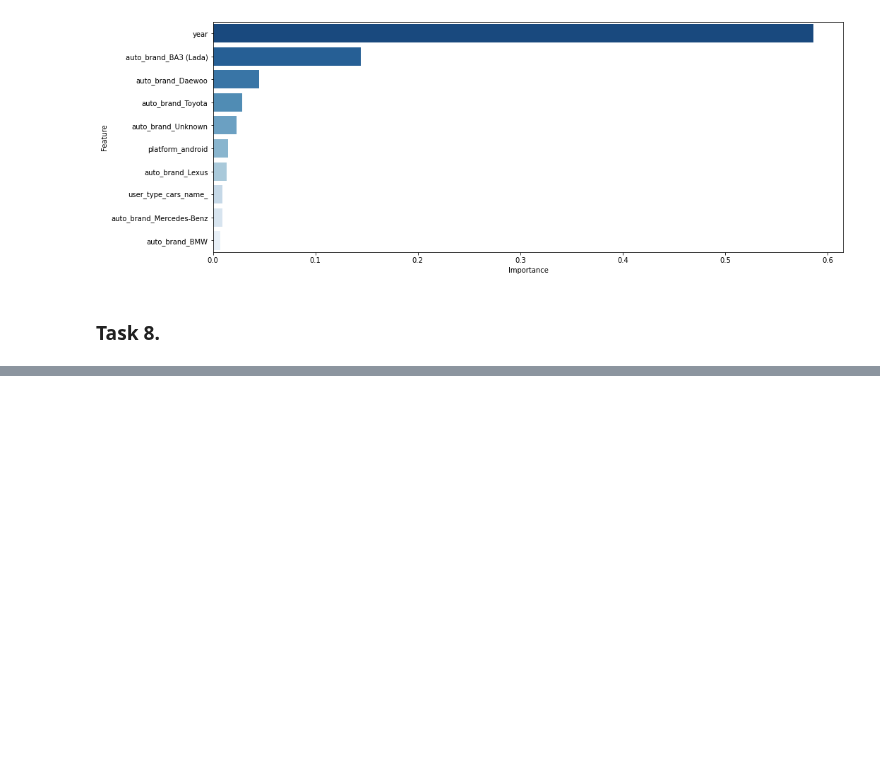
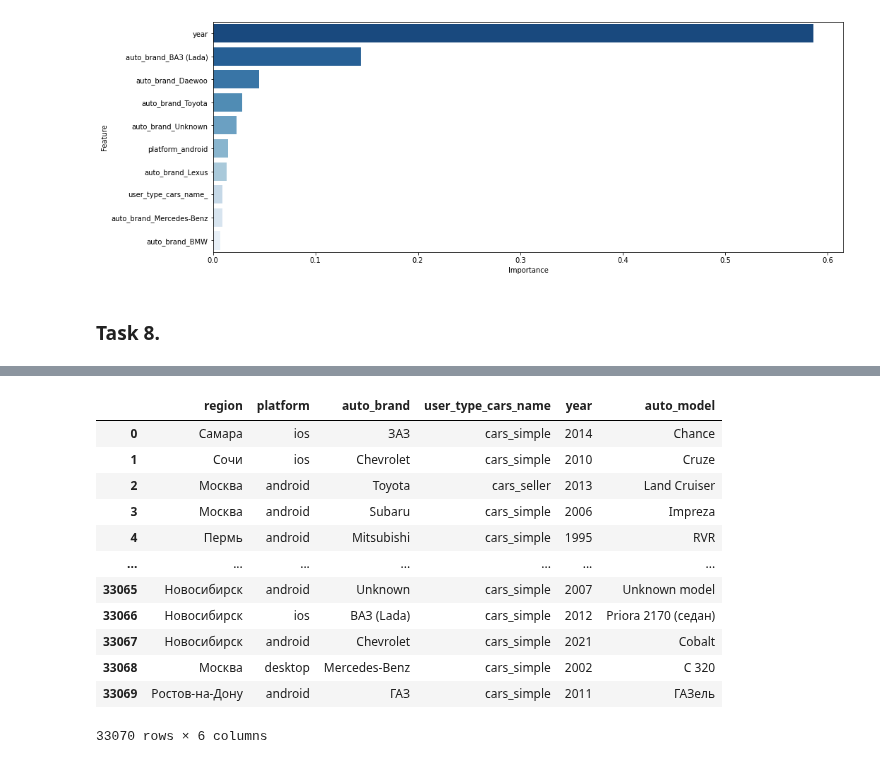
Before and after one commit to nktnlx/advanced_data_analysis_course, a Jupyter notebook: 04_ml/07_ensembles.ipynb, the cells around one changed output, grey strips where cells are left out. Drawn from its saved outputs; the diff is of its cells as text; code cells hidden in the pictures; blank space fills up the shorter version.

```diff
--- a/04_ml/07_ensembles.ipynb
+++ b/04_ml/07_ensembles.ipynb
@@ -283,0 +463,18 @@ plt.show()
+# %%
+data = df[['region', 'platform', 'auto_brand', 'user_type_cars_name', 'year', 'auto_model']]
+# %%
+data
+# %% [output]
+|  | region | platform | auto_brand | user_type_cars_name | year | auto_model |
+| 0 | Самара | ios | ЗАЗ | cars_simple | 2014 | Chance |
+| 1 | Сочи | ios | Chevrolet | cars_simple | 2010 | Cruze |
+| 2 | Москва | android | Toyota | cars_seller | 2013 | Land Cruiser |
+| 3 | Москва | android | Subaru | cars_simple | 2006 | Impreza |
+| 4 | Пермь | android | Mitsubishi | cars_simple | 1995 | RVR |
+| ... | ... | ... | ... | ... | ... | ... |
+| 33065 | Новосибирск | android | Unknown | cars_simple | 2007 | Unknown model |
+| 33066 | Новосибирск | ios | ВАЗ (Lada) | cars_simple | 2012 | Priora 2170 (седан) |
+| 33067 | Новосибирск | android | Chevrolet | cars_simple | 2021 | Cobalt |
+| 33068 | Москва | desktop | Mercedes-Benz | cars_simple | 2002 | C 320 |
+| 33069 | Ростов-на-Дону | android | ГАЗ | cars_simple | 2011 | ГАЗель |
+33070 rows × 6 columns
```
Also changed, not shown: parts of 37 cells of this notebook.
